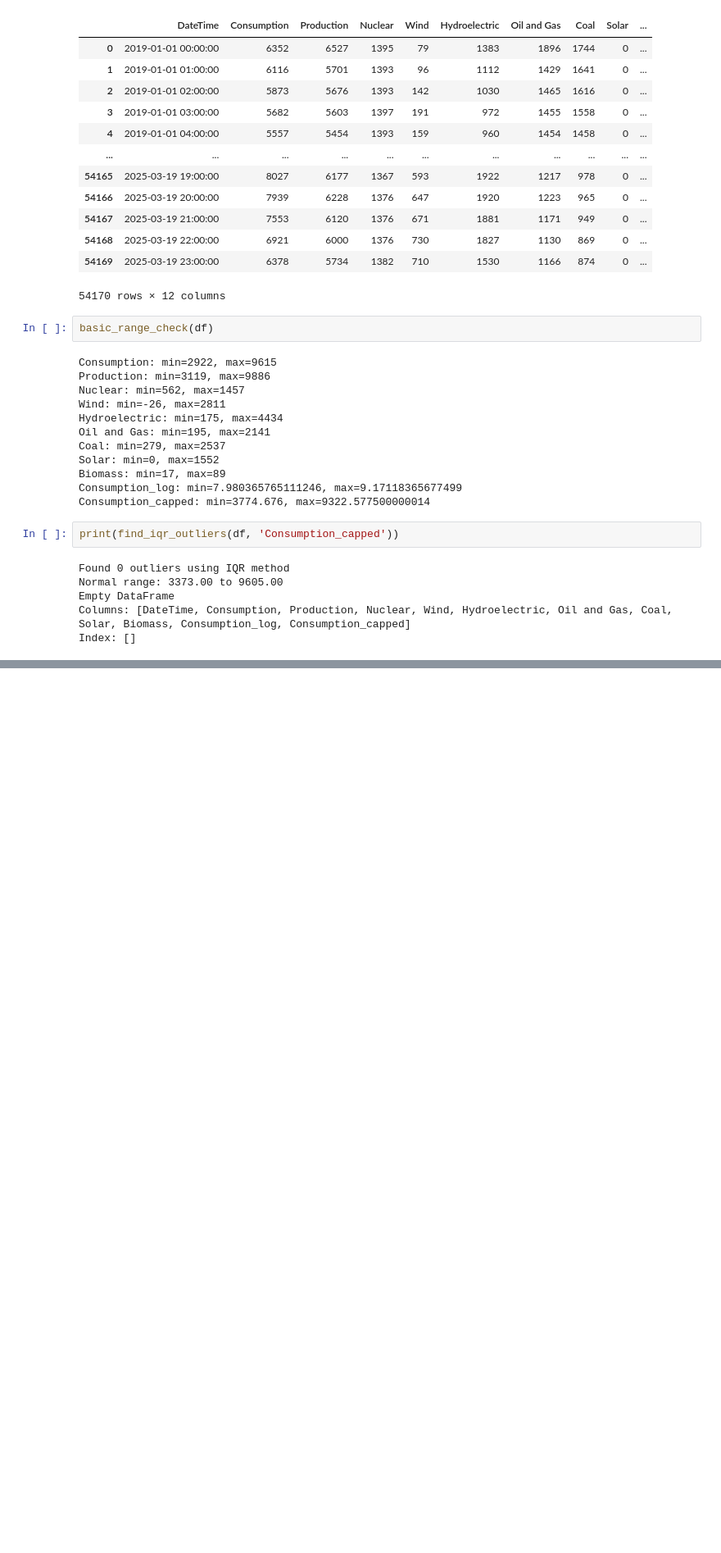
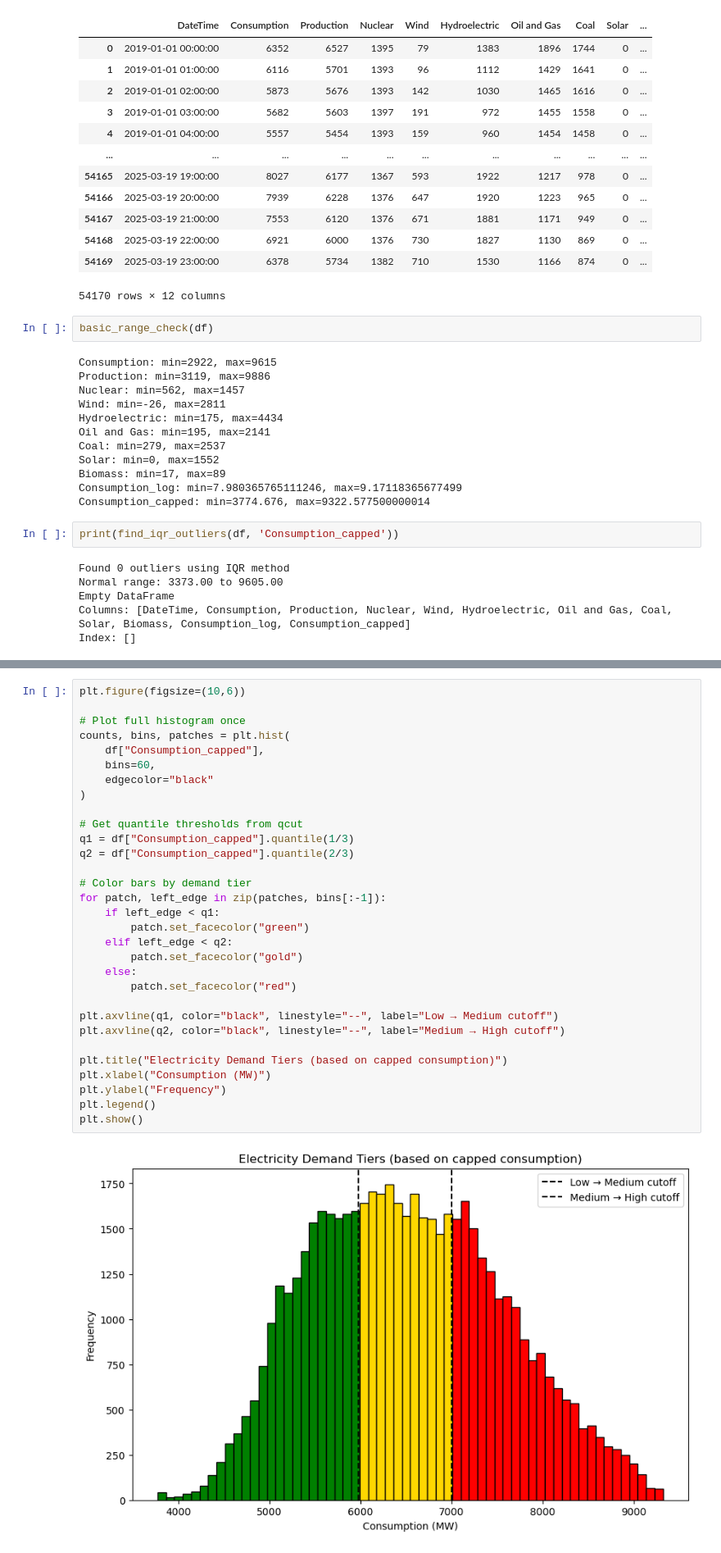
Before and after one commit to FedorSulaev/energy-demand-classifier, a Jupyter notebook: notebooks/02_data_collection_and_preprocessing.ipynb, the cells around one changed output, grey strips where cells are left out. Shown at 82% size. Drawn from its saved outputs; the diff is of its cells as text; blank space fills up the shorter version.

```diff
--- a/notebooks/02_data_collection_and_preprocessing.ipynb
+++ b/notebooks/02_data_collection_and_preprocessing.ipynb
@@ -327,0 +461,33 @@ Index: []
+# %%
+plt.figure(figsize=(10,6))
+
+# Plot full histogram once
+counts, bins, patches = plt.hist(
+    df["Consumption_capped"],
+    bins=60,
+    edgecolor="black"
+)
+
+# Get quantile thresholds from qcut
+q1 = df["Consumption_capped"].quantile(1/3)
+q2 = df["Consumption_capped"].quantile(2/3)
+
+# Color bars by demand tier
+for patch, left_edge in zip(patches, bins[:-1]):
+    if left_edge < q1:
+        patch.set_facecolor("green")
+    elif left_edge < q2:
+        patch.set_facecolor("gold")
+    else:
+        patch.set_facecolor("red")
+
+plt.axvline(q1, color="black", linestyle="--", label="Low → Medium cutoff")
+plt.axvline(q2, color="black", linestyle="--", label="Medium → High cutoff")
+
+plt.title("Electricity Demand Tiers (based on capped consumption)")
+plt.xlabel("Consumption (MW)")
+plt.ylabel("Frequency")
+plt.legend()
+plt.show()
+# %% [output]
+[figure, added]
```
Also changed, not shown: parts of 11 cells of this notebook.
